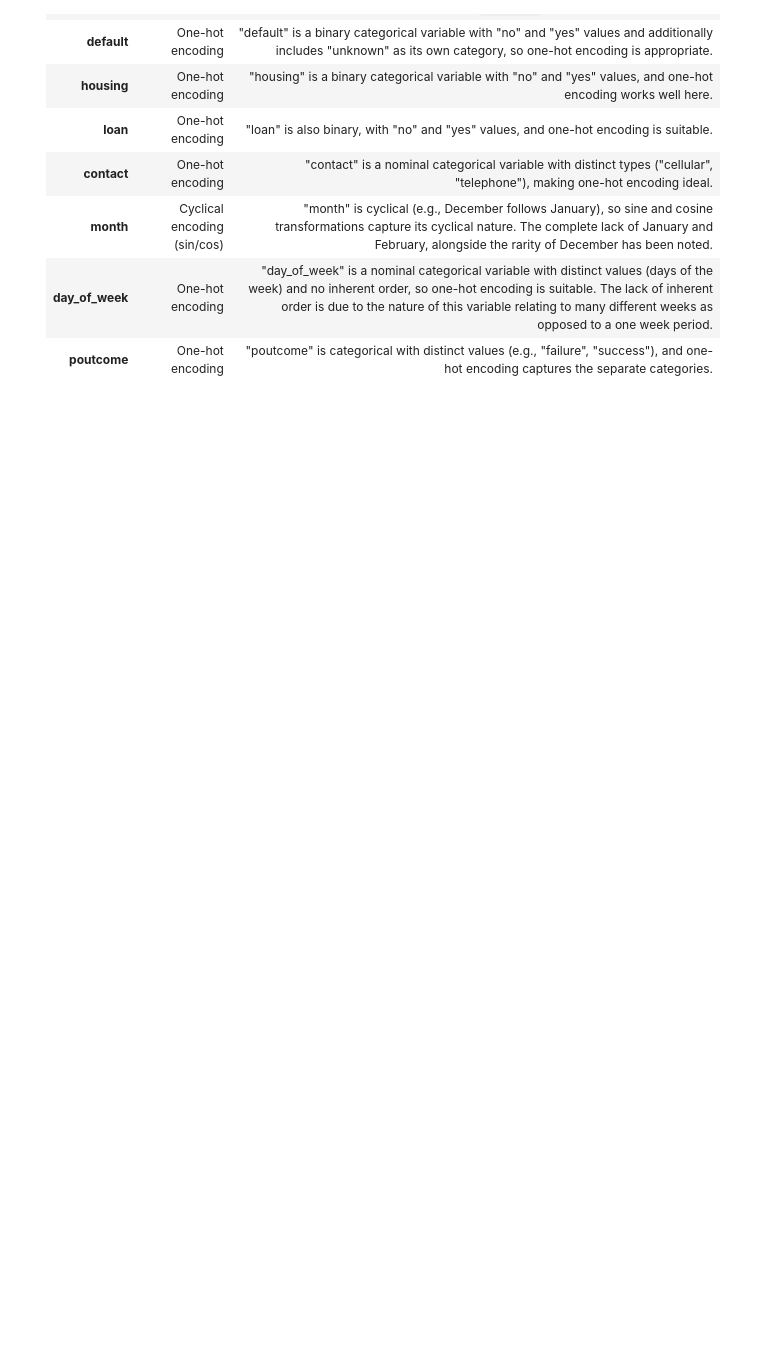
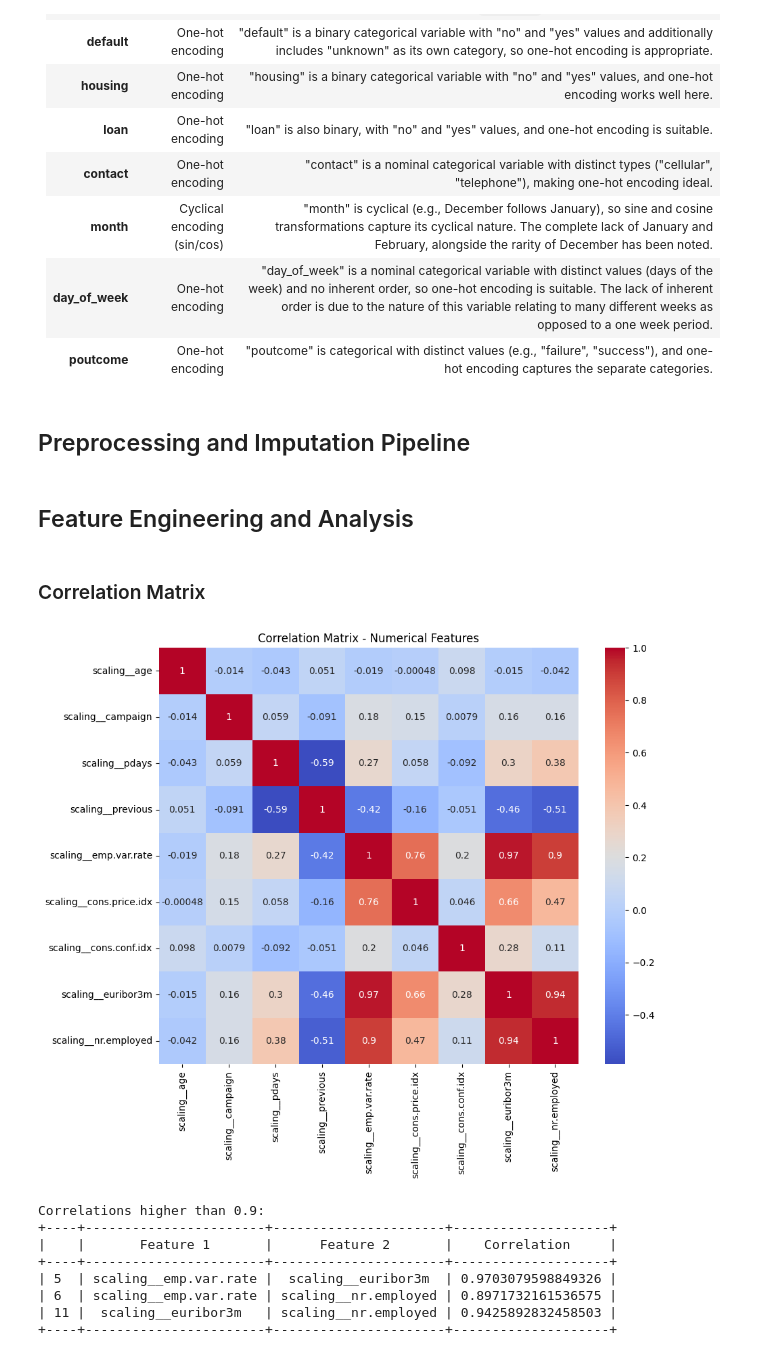
Before and after one commit to yux3ll/TermProject, a Jupyter notebook: ada442TermProject.ipynb, the cells around one changed output. Drawn from its saved outputs; the diff is of its cells as text; code cells hidden in the pictures; blank space fills up the shorter version.

```diff
--- a/ada442TermProject.ipynb
+++ b/ada442TermProject.ipynb
@@ -170 +247,3 @@ numerical_cols = ['age', 'campaign', 'pdays', 'previous', 'emp.var.rate',
+# %% [markdown]
+## Preprocessing and Imputation Pipeline
 # %%
@@ -190,15 +263,42 @@ preprocessor = ColumnTransformer(
 transformed_data = preprocessor.fit_transform(data)
 transformed_df = pd.DataFrame(transformed_data, columns=preprocessor.get_feature_names_out())
+# %% [markdown]
+## Feature Engineering and Analysis
+# %% [markdown]
+### Correlation Matrix
 # %%
 # Column names with prefixes
 numerical_cols_prefixed = [f'scaling__{col}' for col in numerical_cols]
 
+# Calculate correlation matrix
 numerical_corr = transformed_df[numerical_cols_prefixed].corr()
+
+# Plot heatmap
 plt.figure(figsize=(10, 8))
 sns.heatmap(numerical_corr, annot=True, cmap="coolwarm")
 plt.title("Correlation Matrix - Numerical Features")
 plt.show()
 
+# Find correlations higher than 0.9
+high_corr = numerical_corr.where(numerical_corr > 0.8).stack().reset_index()
+high_corr.columns = ['Feature 1', 'Feature 2', 'Correlation']
+
+# Remove duplicate pairs
+high_corr = high_corr[high_corr['Feature 1'] < high_corr['Feature 2']]
+
+# Print formatted table
+print("Correlations higher than 0.9:")
+print(tabulate(high_corr, headers="keys", tablefmt="pretty"))
 
 #Intended to drop highly correlated features for some reason it lowers the f1 score
 #transformed_df = transformed_df.drop(columns=['scaling__euribor3m', 'scaling__emp.var.rate'])
+# %% [output]
+[figure, added]
+Correlations higher than 0.9:
++----+-----------------------+----------------------+--------------------+
+|    |       Feature 1       |      Feature 2       |    Correlation     |
++----+-----------------------+----------------------+--------------------+
+| 5  | scaling__emp.var.rate |  scaling__euribor3m  | 0.9703079598849326 |
+| 6  | scaling__emp.var.rate | scaling__nr.employed | 0.8971732161536575 |
+| 11 |  scaling__euribor3m   | scaling__nr.employed | 0.9425892832458503 |
++----+-----------------------+----------------------+--------------------+
```
Also changed, not shown: parts of 23 cells of this notebook, 6 other files.
